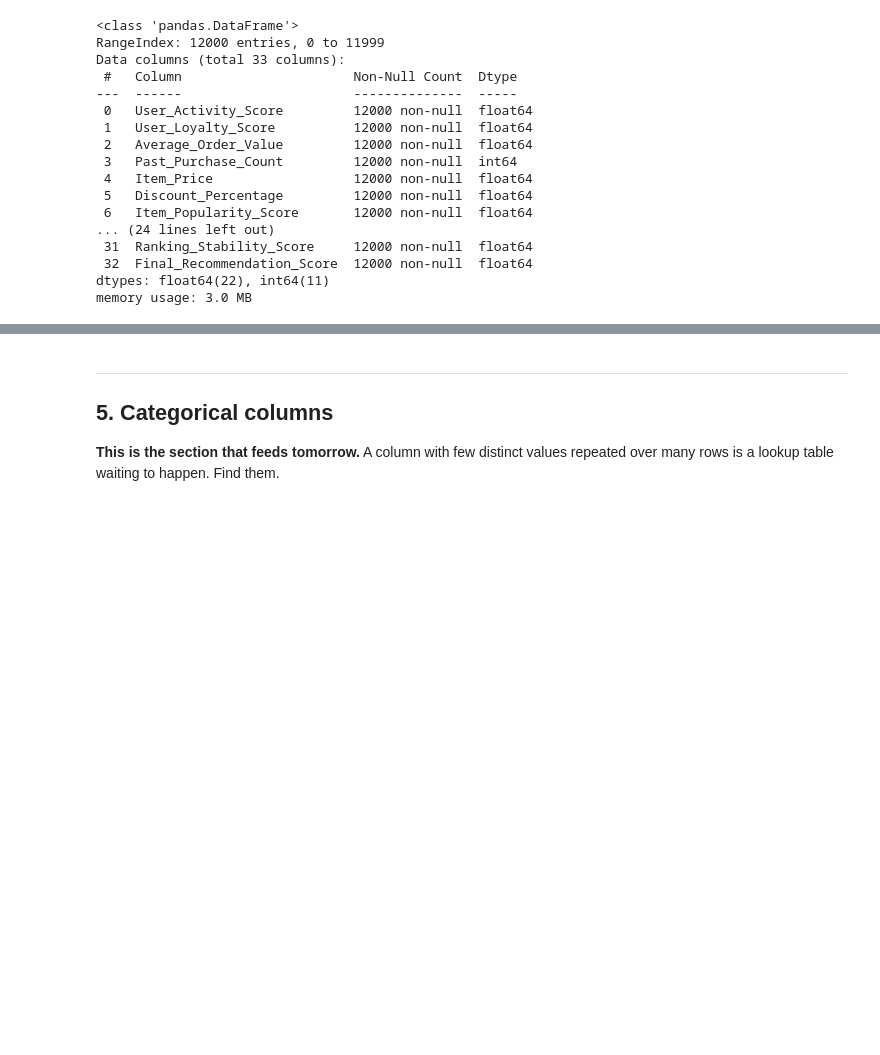
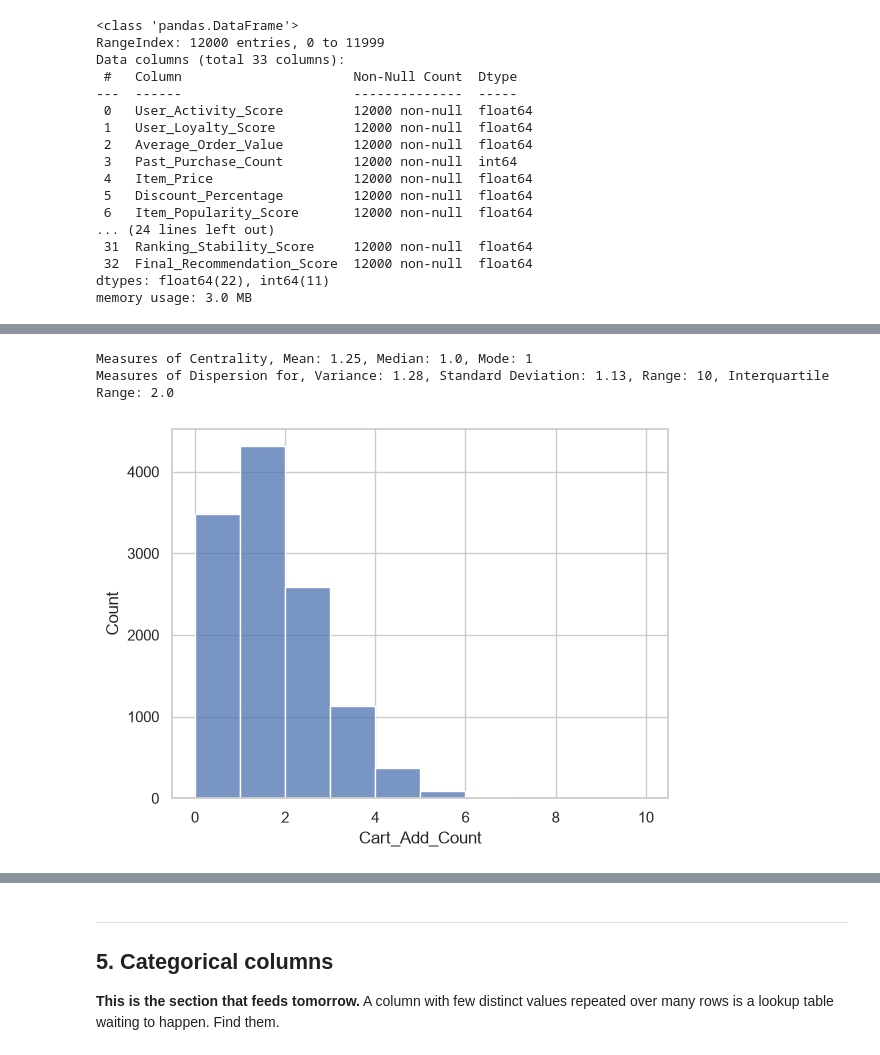
Before and after one commit to jkrstevska/project-1-eda, a Jupyter notebook: notebooks/01_eda.ipynb, the cells around one changed output, grey strips where cells are left out. Cells and saved outputs as stored; diff of their text form; code cells hidden in the pictures; blank space fills up the shorter version.

```diff
--- a/notebooks/01_eda.ipynb
+++ b/notebooks/01_eda.ipynb
@@ -232,0 +247,10 @@ memory usage: 3.0 MB
+# %%
+add_cart = df['Cart_Add_Count']
+analyze_numerical(add_cart)
+# Visualization
+sns.histplot(data=add_cart, bins = 10)
+plt.show()
+# %% [output]
+Measures of Centrality, Mean: 1.25, Median: 1.0, Mode: 1
+Measures of Dispersion for, Variance: 1.28, Standard Deviation: 1.13, Range: 10, Interquartile Range: 2.0
+[figure, added]
```
Also changed, not shown: parts of 44 cells of this notebook, 2 other files.
